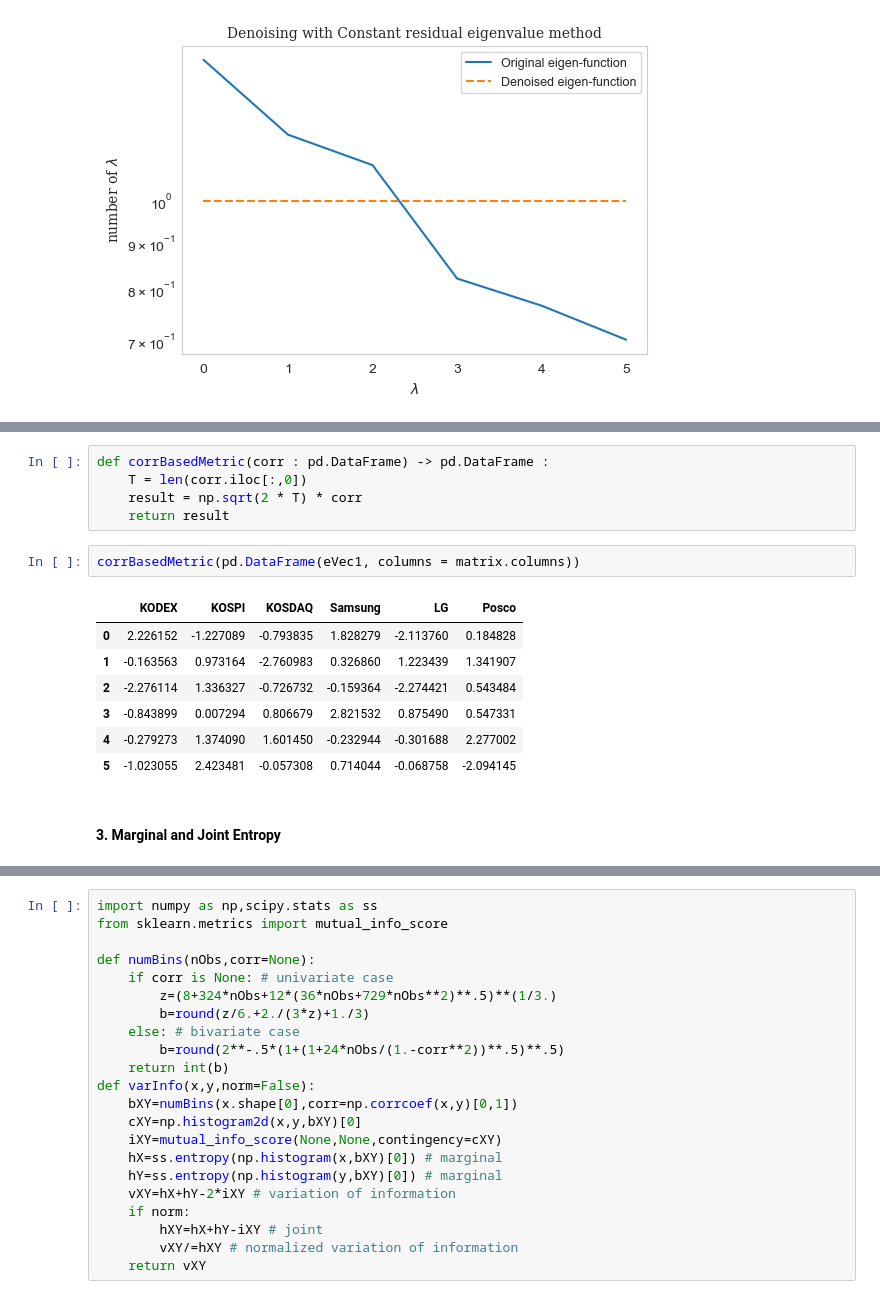
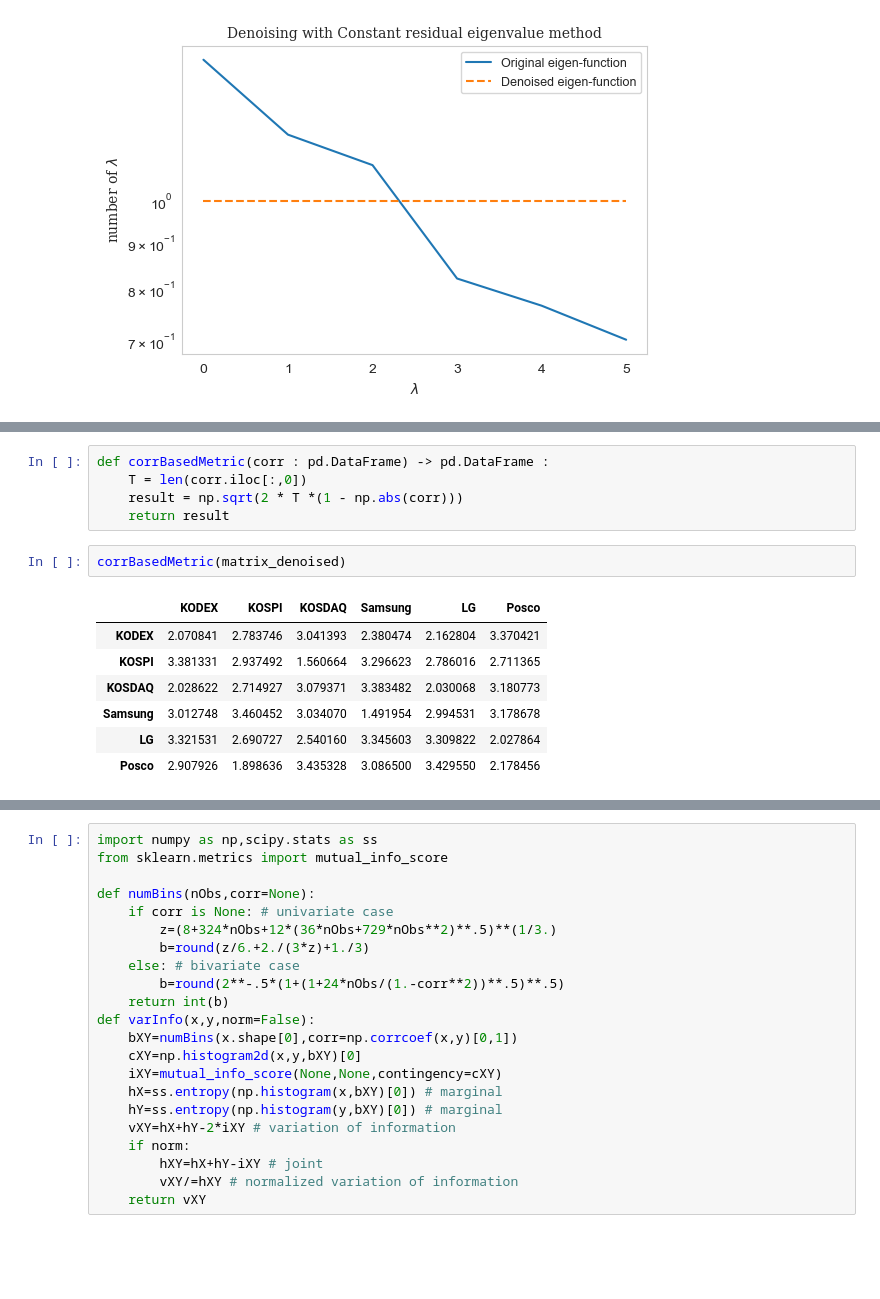
Before and after one commit to Tommylee1013/MachineLearning-for-AssetManagers, a Jupyter notebook: Chapter 3/03DistanceMetrics.ipynb, the cells around one changed output, grey strips where cells are left out. Saved outputs shown, nothing was run; the diff lists cells and outputs as text; blank space fills up the shorter version.

```diff
--- a/Chapter 3/03DistanceMetrics.ipynb
+++ b/Chapter 3/03DistanceMetrics.ipynb
@@ -102,17 +108,15 @@ array([[ 0.64263467, -0.35422997, -0.22916047,  0.52777864, -0.61018994,
 # %%
 def corrBasedMetric(corr : pd.DataFrame) -> pd.DataFrame :
     T = len(corr.iloc[:,0])
-    result = np.sqrt(2 * T) * corr
+    result = np.sqrt(2 * T *(1 - np.abs(corr)))
     return result
-# %%
-corrBasedMetric(pd.DataFrame(eVec1, columns = matrix.columns))
-# %% [output]
-|  | KODEX | KOSPI | KOSDAQ | Samsung | LG | Posco |
-| 0 | 2.226152 | -1.227089 | -0.793835 | 1.828279 | -2.113760 | 0.184828 |
-| 1 | -0.163563 | 0.973164 | -2.760983 | 0.326860 | 1.223439 | 1.341907 |
-| 2 | -2.276114 | 1.336327 | -0.726732 | -0.159364 | -2.274421 | 0.543484 |
-| 3 | -0.843899 | 0.007294 | 0.806679 | 2.821532 | 0.875490 | 0.547331 |
-| 4 | -0.279273 | 1.374090 | 1.601450 | -0.232944 | -0.301688 | 2.277002 |
-| 5 | -1.023055 | 2.423481 | -0.057308 | 0.714044 | -0.068758 | -2.094145 |
-# %% [markdown]
-#### 3. Marginal and Joint Entropy
+# %%
+corrBasedMetric(matrix_denoised)
+# %% [output]
+|  | KODEX | KOSPI | KOSDAQ | Samsung | LG | Posco |
+| KODEX | 2.070841 | 2.783746 | 3.041393 | 2.380474 | 2.162804 | 3.370421 |
+| KOSPI | 3.381331 | 2.937492 | 1.560664 | 3.296623 | 2.786016 | 2.711365 |
+| KOSDAQ | 2.028622 | 2.714927 | 3.079371 | 3.383482 | 2.030068 | 3.180773 |
+| Samsung | 3.012748 | 3.460452 | 3.034070 | 1.491954 | 2.994531 | 3.178678 |
+| LG | 3.321531 | 2.690727 | 2.540160 | 3.345603 | 3.309822 | 2.027864 |
+| Posco | 2.907926 | 1.898636 | 3.435328 | 3.086500 | 3.429550 | 2.178456 |
```
Also changed, not shown: parts of 6 cells of this notebook, 1 other file.
